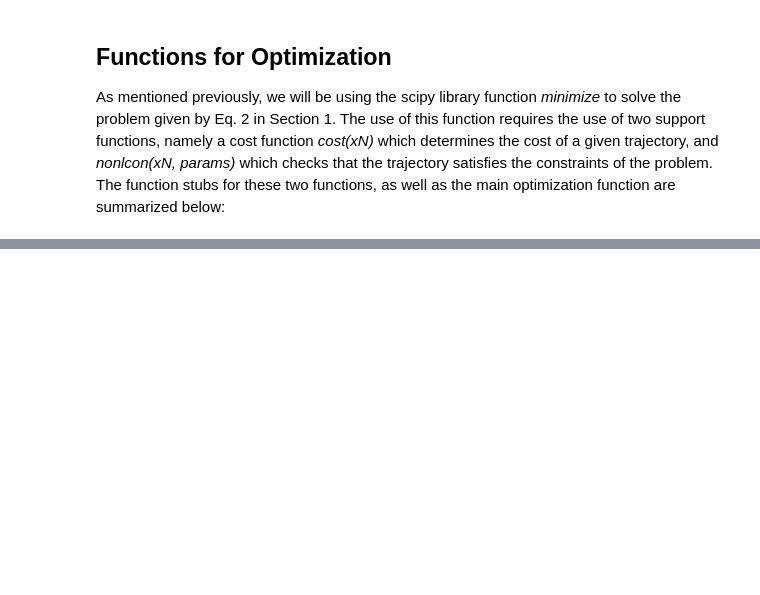
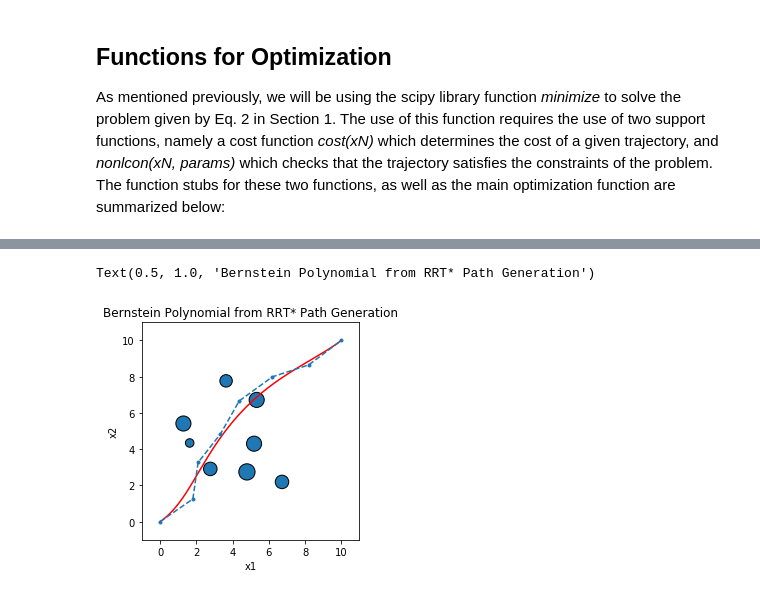
Before and after one commit to JuliaBriden/16.413_Final_Project, a Jupyter notebook: Final_Project.ipynb, the cells around one changed output, grey strips where cells are left out. Saved outputs shown, nothing was run; the diff lists cells and outputs as text; code cells hidden in the pictures; blank space fills up the shorter version.

Commit message:
cleaned plots for end result

```diff
--- a/Final_Project.ipynb
+++ b/Final_Project.ipynb
@@ -920,0 +856,21 @@ tf: 435.23960393196126 s
+# %%
+num_obstacles = 8
+env_bounds = np.array([[-1,10],[-1,10]])
+
+params = Parameters(num_obstacles, env_bounds) # Load parameters
+
+# RRT* trajectory generatoion
+trajectory, total_cost = generate_trajectory(params.pos0, params.posf, params.c_list, params.riskmax)
+
+# Plot RRT* generated trajectory
+fig, ax = draw_map(centers, radii)
+x_coords = []
+y_coords = []
+for waypoint in trajectory:
+    x_coords.append(waypoint[0])
+    y_coords.append(waypoint[1])
+ax.plot(x_coords, y_coords)
+
+ax.set_xlabel('x1')
+ax.set_ylabel('x2')
+plt.title('RRT* Path Generation')
@@ -920,0 +882,19 @@ tf: 435.23960393196126 s
+# %%
+selected_waypoints = get_initial_guess(trajectory, n) # Select N-1 waypoints from RRT trajectory to optimize
+
+# Form x0 into a vector so it can be used by minimize()
+x0 = np.concatenate((np.array([i[0] for i in selected_waypoints]), np.array([i[1] for i in selected_waypoints]), [params.tf]))
+
+
+# Plot initial guess
+xN0, tf0 = reform(x0, params)
+bp0 = Bernstein(xN0,tf=tf0)
+
+fig, ax = draw_map(centers, radii)
+bp0.plot(ax, showCpts=True,color='r')
+ax.set_xlabel('x1')
+ax.set_ylabel('x2')
+plt.title('Bernstein Polynomial from RRT* Path Generation')
+# %% [output]
+Text(0.5, 1.0, 'Bernstein Polynomial from RRT* Path Generation')
+[figure, added]
```
Also changed, not shown: parts of 8 cells of this notebook.
